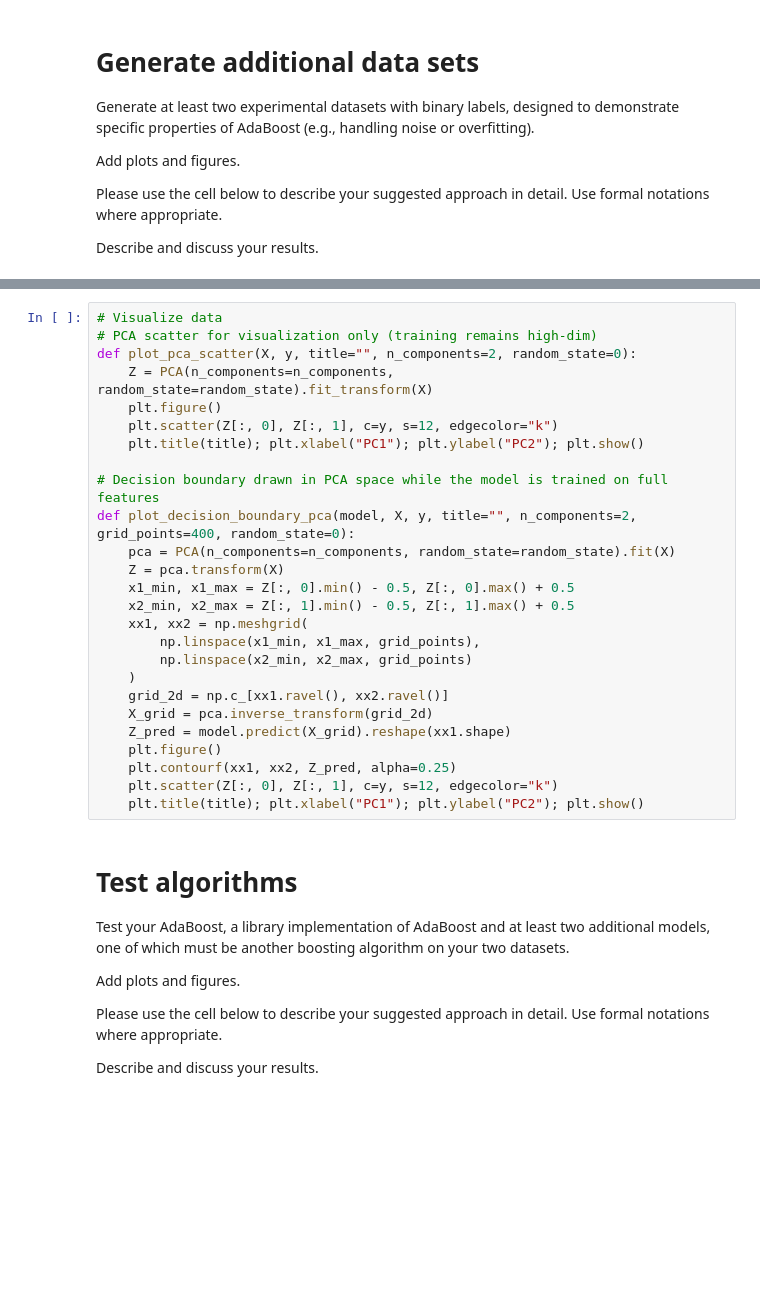
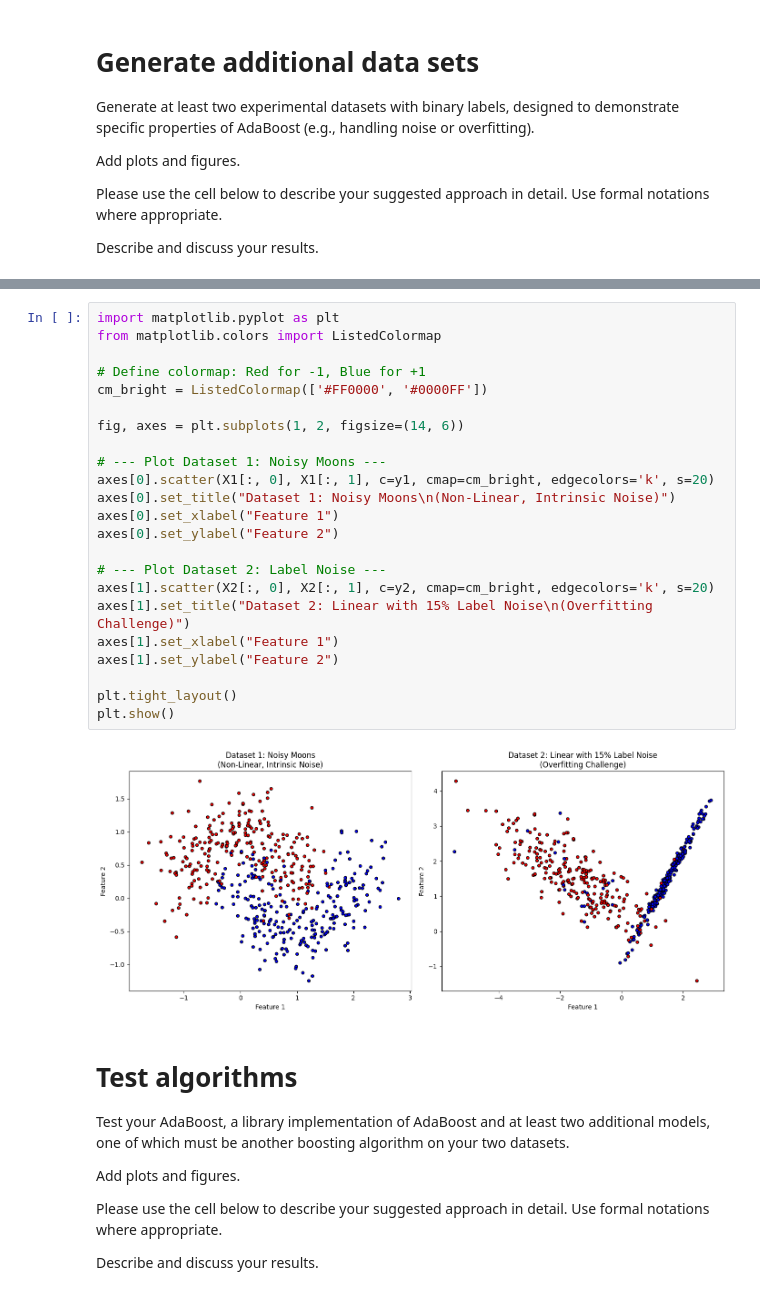
Before and after one commit to shaharshvili15/hw2, a Jupyter notebook: 3945_2026A_HW2_Boosting.ipynb, the cells around one changed output, grey strips where cells are left out. Saved outputs shown, nothing was run; the diff lists cells and outputs as text; blank space fills up the shorter version.

```diff
--- a/3945_2026A_HW2_Boosting.ipynb
+++ b/3945_2026A_HW2_Boosting.ipynb
@@ -321,29 +567,28 @@ def make_noisy_overlap(n_samples=1000, n_features=20, n_informative=8,
 # %%
-# Visualize data
-# PCA scatter for visualization only (training remains high-dim)
-def plot_pca_scatter(X, y, title="", n_components=2, random_state=0):
-    Z = PCA(n_components=n_components, random_state=random_state).fit_transform(X)
-    plt.figure()
-    plt.scatter(Z[:, 0], Z[:, 1], c=y, s=12, edgecolor="k")
-    plt.title(title); plt.xlabel("PC1"); plt.ylabel("PC2"); plt.show()
+import matplotlib.pyplot as plt
+from matplotlib.colors import ListedColormap
 
-# Decision boundary drawn in PCA space while the model is trained on full features
-def plot_decision_boundary_pca(model, X, y, title="", n_components=2, grid_points=400, random_state=0):
-    pca = PCA(n_components=n_components, random_state=random_state).fit(X)
-    Z = pca.transform(X)
-    x1_min, x1_max = Z[:, 0].min() - 0.5, Z[:, 0].max() + 0.5
-    x2_min, x2_max = Z[:, 1].min() - 0.5, Z[:, 1].max() + 0.5
-    xx1, xx2 = np.meshgrid(
-        np.linspace(x1_min, x1_max, grid_points),
-        np.linspace(x2_min, x2_max, grid_points)
-    )
-    grid_2d = np.c_[xx1.ravel(), xx2.ravel()]
-    X_grid = pca.inverse_transform(grid_2d)
-    Z_pred = model.predict(X_grid).reshape(xx1.shape)
-    plt.figure()
-    plt.contourf(xx1, xx2, Z_pred, alpha=0.25)
-    plt.scatter(Z[:, 0], Z[:, 1], c=y, s=12, edgecolor="k")
-    plt.title(title); plt.xlabel("PC1"); plt.ylabel("PC2"); plt.show()
+# Define colormap: Red for -1, Blue for +1
+cm_bright = ListedColormap(['#FF0000', '#0000FF'])
+
+fig, axes = plt.subplots(1, 2, figsize=(14, 6))
+
+# --- Plot Dataset 1: Noisy Moons ---
+axes[0].scatter(X1[:, 0], X1[:, 1], c=y1, cmap=cm_bright, edgecolors='k', s=20)
+axes[0].set_title("Dataset 1: Noisy Moons\n(Non-Linear, Intrinsic Noise)")
+axes[0].set_xlabel("Feature 1")
+axes[0].set_ylabel("Feature 2")
+
+# --- Plot Dataset 2: Label Noise ---
+axes[1].scatter(X2[:, 0], X2[:, 1], c=y2, cmap=cm_bright, edgecolors='k', s=20)
+axes[1].set_title("Dataset 2: Linear with 15% Label Noise\n(Overfitting Challenge)")
+axes[1].set_xlabel("Feature 1")
+axes[1].set_ylabel("Feature 2")
+
+plt.tight_layout()
+plt.show()
+# %% [output]
+[figure, added]
 # %% [markdown]
 # Test algorithms
 Test your AdaBoost, a library implementation of AdaBoost and at least two additional models, one of which must be another boosting algorithm on your two datasets.
```
Also changed, not shown: parts of 12 cells of this notebook.
